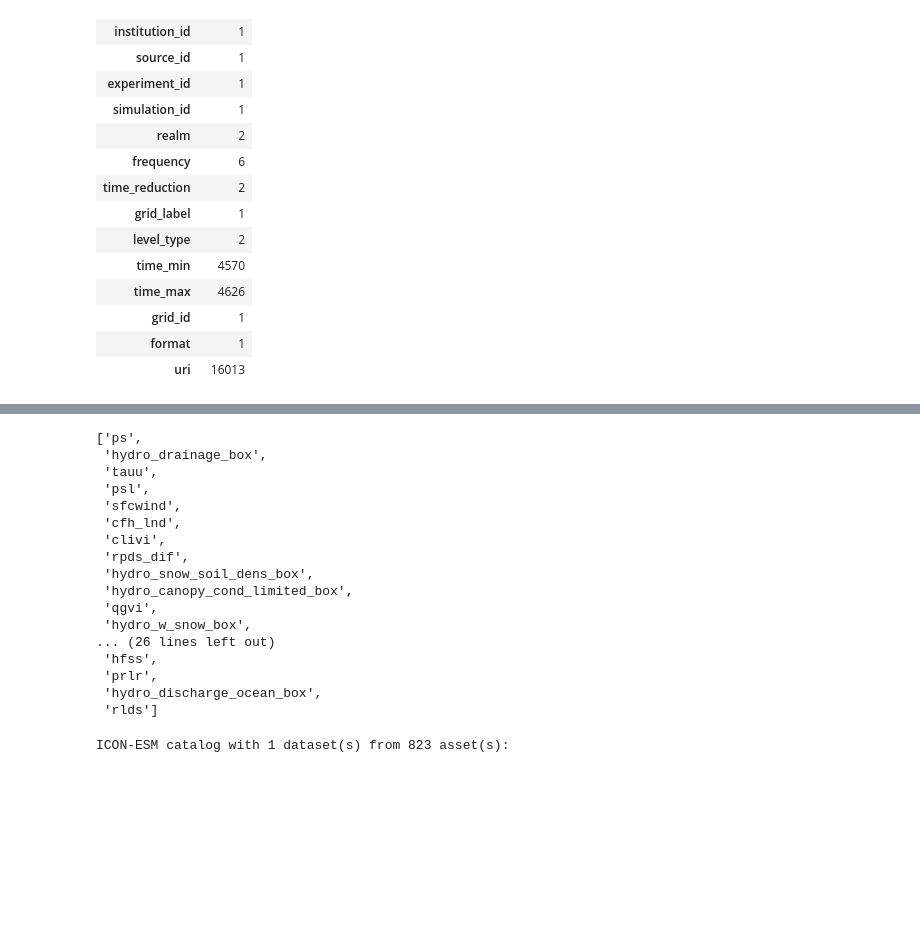
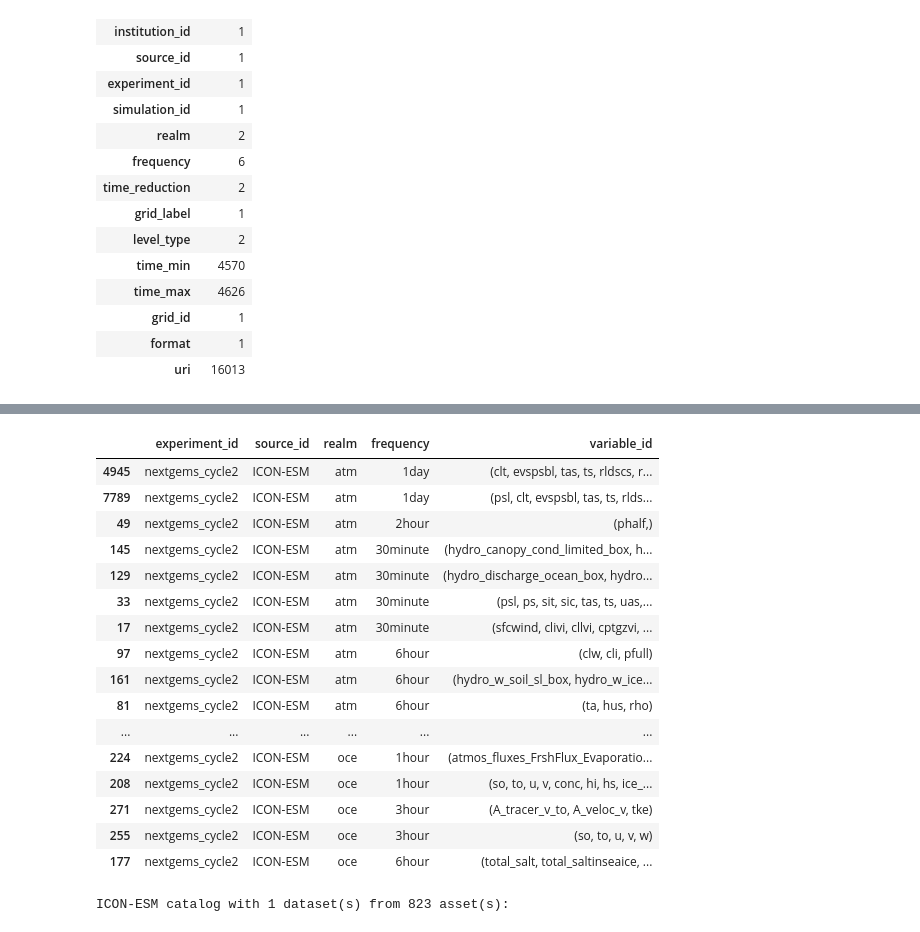
Before and after one commit to nextGEMS/nextGems_Cycle2, a Jupyter notebook: ICON-A/STARTHERE_ICON-A.ipynb, the cells around one changed output, grey strips where cells are left out. Drawn from its saved outputs; the diff is of its cells as text; code cells hidden in the pictures; blank space fills up the shorter version.

Commit message:
use function from Flo to look inside intake catalog

```diff
--- a/ICON-A/STARTHERE_ICON-A.ipynb
+++ b/ICON-A/STARTHERE_ICON-A.ipynb
@@ -156,24 +85,30 @@ ICON-ESM catalog with 2 dataset(s) from 3292 asset(s):
-# %%
-entry = "variable_id"
-cat.search(realm="atm", frequency='30minute').unique(entry)[entry]["values"]
-# %% [output]
-['ps',
- 'hydro_drainage_box',
- 'tauu',
- 'psl',
- 'sfcwind',
- 'cfh_lnd',
- 'clivi',
- 'rpds_dif',
- 'hydro_snow_soil_dens_box',
- 'hydro_canopy_cond_limited_box',
- 'qgvi',
- 'hydro_w_snow_box',
-... (26 lines left out)
- 'hfss',
- 'prlr',
- 'hydro_discharge_ocean_box',
- 'rlds']
+# %%
+def get_from_cat(catalog, columns):
+    if type (columns) == type (""):
+        columns = [columns]
+    return catalog.df[columns].drop_duplicates().sort_values(columns)
+# %%
+pd.set_option("max_colwidth", None)
+overview = get_from_cat(cat, ["experiment_id", "source_id", "realm", "frequency", "variable_id"])
+overview
+# %% [output]
+|  | experiment_id | source_id | realm | frequency | variable_id |
+| 4945 | nextgems_cycle2 | ICON-ESM | atm | 1day | (clt, evspsbl, tas, ts, rldscs, r... |
+| 7789 | nextgems_cycle2 | ICON-ESM | atm | 1day | (psl, clt, evspsbl, tas, ts, rlds... |
+| 49 | nextgems_cycle2 | ICON-ESM | atm | 2hour | (phalf,) |
+| 145 | nextgems_cycle2 | ICON-ESM | atm | 30minute | (hydro_canopy_cond_limited_box, h... |
+| 129 | nextgems_cycle2 | ICON-ESM | atm | 30minute | (hydro_discharge_ocean_box, hydro... |
+| 33 | nextgems_cycle2 | ICON-ESM | atm | 30minute | (psl, ps, sit, sic, tas, ts, uas,... |
+| 17 | nextgems_cycle2 | ICON-ESM | atm | 30minute | (sfcwind, clivi, cllvi, cptgzvi, ... |
+| 97 | nextgems_cycle2 | ICON-ESM | atm | 6hour | (clw, cli, pfull) |
+| 161 | nextgems_cycle2 | ICON-ESM | atm | 6hour | (hydro_w_soil_sl_box, hydro_w_ice... |
+| 81 | nextgems_cycle2 | ICON-ESM | atm | 6hour | (ta, hus, rho) |
+| ... | ... | ... | ... | ... | ... |
+| 224 | nextgems_cycle2 | ICON-ESM | oce | 1hour | (atmos_fluxes_FrshFlux_Evaporatio... |
+| 208 | nextgems_cycle2 | ICON-ESM | oce | 1hour | (so, to, u, v, conc, hi, hs, ice_... |
+| 271 | nextgems_cycle2 | ICON-ESM | oce | 3hour | (A_tracer_v_to, A_veloc_v, tke) |
+| 255 | nextgems_cycle2 | ICON-ESM | oce | 3hour | (so, to, u, v, w) |
+| 177 | nextgems_cycle2 | ICON-ESM | oce | 6hour | (total_salt, total_saltinseaice, ... |
 # %%
 cat.search(realm="atm", frequency='30minute', variable_id='tas')
 # %% [output]
```
Also changed, not shown: parts of 11 cells of this notebook, 1 other file.
